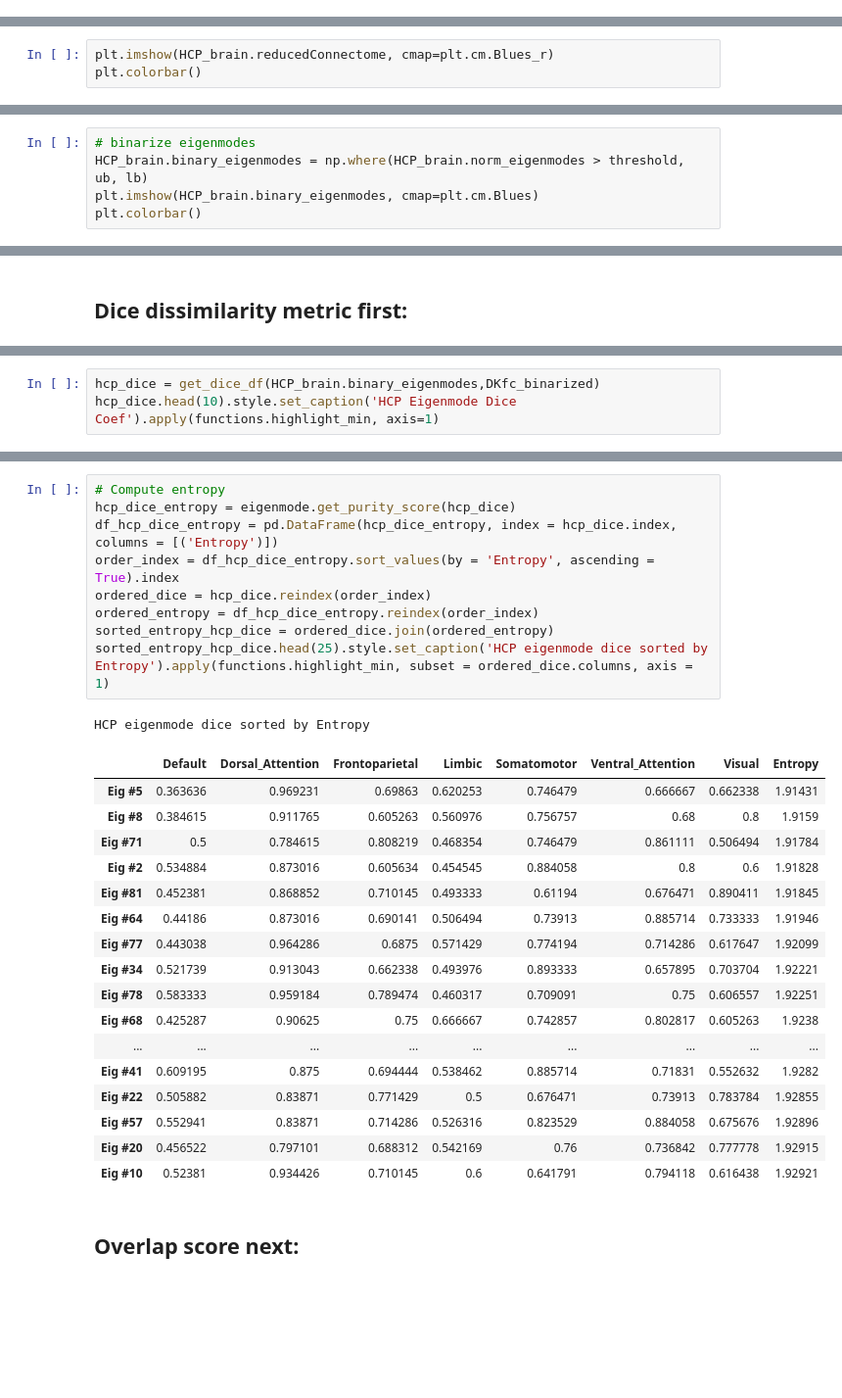
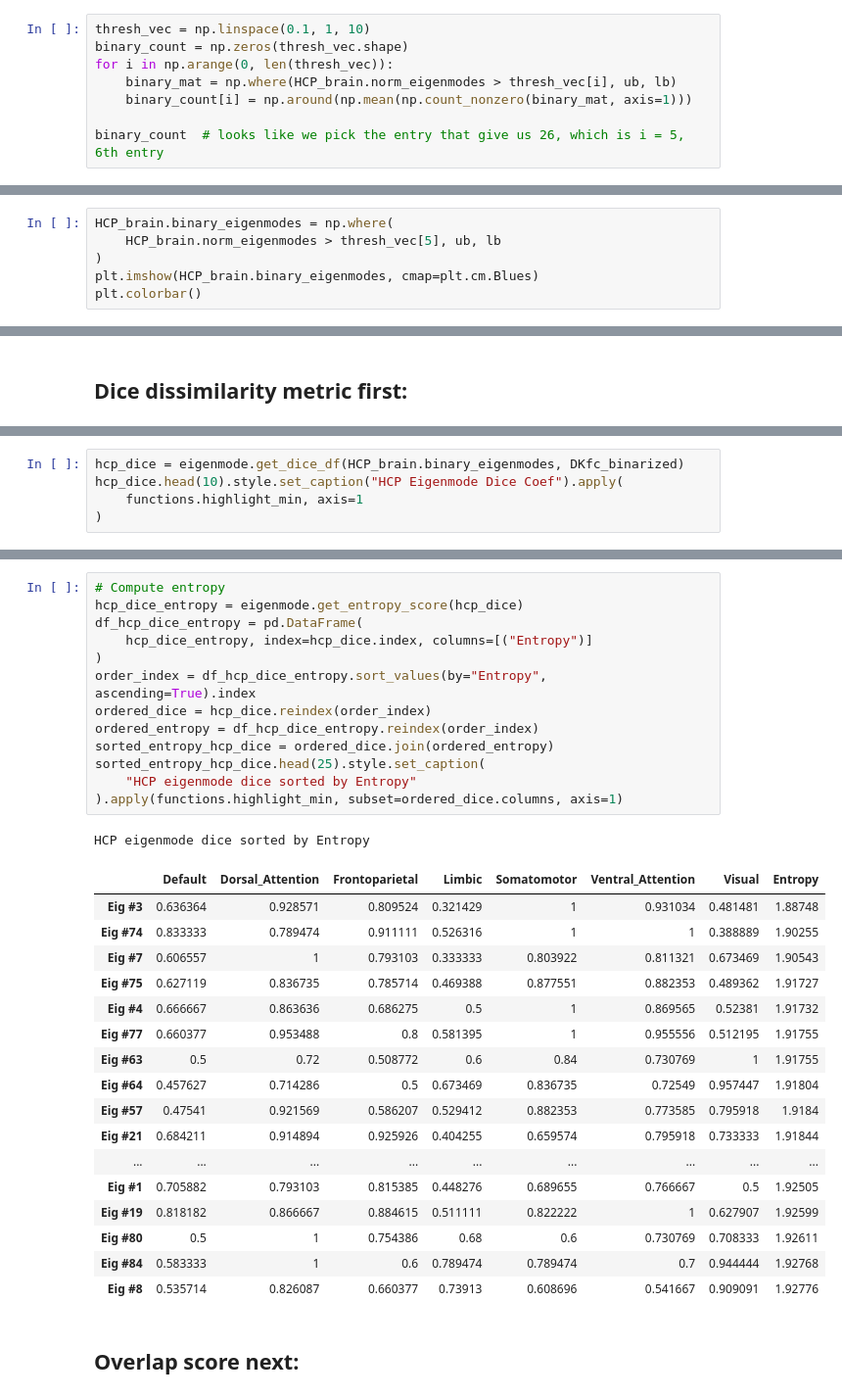
Before and after one commit to Raj-Lab-UCSF/spectrome, a Jupyter notebook: spectrome/notebooks/complex_laplacian/HCP_eigenmodes.ipynb, the cells around one changed output, grey strips where cells are left out. Shown: that part at 98% size. Drawn from its saved outputs; the diff is of its cells as text; blank space fills up the shorter version.

```diff
--- a/spectrome/notebooks/complex_laplacian/HCP_eigenmodes.ipynb
+++ b/spectrome/notebooks/complex_laplacian/HCP_eigenmodes.ipynb
@@ -136,0 +334,8 @@ HCP_brain.norm_eigenmodes.shape
+# %%
+thresh_vec = np.linspace(0.1, 1, 10)
+binary_count = np.zeros(thresh_vec.shape)
+for i in np.arange(0, len(thresh_vec)):
+    binary_mat = np.where(HCP_brain.norm_eigenmodes > thresh_vec[i], ub, lb)
+    binary_count[i] = np.around(np.mean(np.count_nonzero(binary_mat, axis=1)))
+
+binary_count  # looks like we pick the entry that give us 26, which is i = 5, 6th entry
@@ -137,5 +344,8 @@ HCP_brain.norm_eigenmodes.shape
 # %%
-plt.imshow(HCP_brain.reducedConnectome, cmap=plt.cm.Blues_r)
+HCP_brain.binary_eigenmodes = np.where(
+    HCP_brain.norm_eigenmodes > thresh_vec[5], ub, lb
+)
+plt.imshow(HCP_brain.binary_eigenmodes, cmap=plt.cm.Blues)
 plt.colorbar()
 # %% [output]
 <matplotlib.colorbar.Colorbar at 0x...>
@@ -241,5 +352,0 @@ ax.plot(allreal[:,:,1],allimag[:,:,1])
-# %%
-# binarize eigenmodes
-HCP_brain.binary_eigenmodes = np.where(HCP_brain.norm_eigenmodes > threshold, ub, lb)
-plt.imshow(HCP_brain.binary_eigenmodes, cmap=plt.cm.Blues)
-plt.colorbar()
@@ -276,6 +355,8 @@ def get_dice_df(x,y):
 # %%
-hcp_dice = get_dice_df(HCP_brain.binary_eigenmodes,DKfc_binarized)
-hcp_dice.head(10).style.set_caption('HCP Eigenmode Dice Coef').apply(functions.highlight_min, axis=1)
+hcp_dice = eigenmode.get_dice_df(HCP_brain.binary_eigenmodes, DKfc_binarized)
+hcp_dice.head(10).style.set_caption("HCP Eigenmode Dice Coef").apply(
+    functions.highlight_min, axis=1
+)
 # %% [output]
 HCP Eigenmode Dice Coef
 | Unnamed: 0 | Default | Dorsal_Attention | Frontoparietal | Limbic | Somatomotor | Ventral_Attention | Visual |
@@ -292,31 +373,35 @@ HCP Eigenmode Dice Coef
 # %%
 # Compute entropy
-hcp_dice_entropy = eigenmode.get_purity_score(hcp_dice)
-df_hcp_dice_entropy = pd.DataFrame(hcp_dice_entropy, index = hcp_dice.index, columns = [('Entropy')])
-order_index = df_hcp_dice_entropy.sort_values(by = 'Entropy', ascending = True).index
+hcp_dice_entropy = eigenmode.get_entropy_score(hcp_dice)
+df_hcp_dice_entropy = pd.DataFrame(
+    hcp_dice_entropy, index=hcp_dice.index, columns=[("Entropy")]
+)
+order_index = df_hcp_dice_entropy.sort_values(by="Entropy", ascending=True).index
 ordered_dice = hcp_dice.reindex(order_index)
 ordered_entropy = df_hcp_dice_entropy.reindex(order_index)
 sorted_entropy_hcp_dice = ordered_dice.join(ordered_entropy)
-sorted_entropy_hcp_dice.head(25).style.set_caption('HCP eigenmode dice sorted by Entropy').apply(functions.highlight_min, subset = ordered_dice.columns, axis = 1)
+sorted_entropy_hcp_dice.head(25).style.set_caption(
+    "HCP eigenmode dice sorted by Entropy"
+).apply(functions.highlight_min, subset=ordered_dice.columns, axis=1)
 # %% [output]
 HCP eigenmode dice sorted by Entropy
 |  | Default | Dorsal_Attention | Frontoparietal | Limbic | Somatomotor | Ventral_Attention | Visual | Entropy |
-| Eig #5 | 0.363636 | 0.969231 | 0.69863 | 0.620253 | 0.746479 | 0.666667 | 0.662338 | 1.91431 |
-| Eig #8 | 0.384615 | 0.911765 | 0.605263 | 0.560976 | 0.756757 | 0.68 | 0.8 | 1.9159 |
-| Eig #71 | 0.5 | 0.784615 | 0.808219 | 0.468354 | 0.746479 | 0.861111 | 0.506494 | 1.91784 |
-| Eig #2 | 0.534884 | 0.873016 | 0.605634 | 0.454545 | 0.884058 | 0.8 | 0.6 | 1.91828 |
-| Eig #81 | 0.452381 | 0.868852 | 0.710145 | 0.493333 | 0.61194 | 0.676471 | 0.890411 | 1.91845 |
-| Eig #64 | 0.44186 | 0.873016 | 0.690141 | 0.506494 | 0.73913 | 0.885714 | 0.733333 | 1.91946 |
-| Eig #77 | 0.443038 | 0.964286 | 0.6875 | 0.571429 | 0.774194 | 0.714286 | 0.617647 | 1.92099 |
-| Eig #34 | 0.521739 | 0.913043 | 0.662338 | 0.493976 | 0.893333 | 0.657895 | 0.703704 | 1.92221 |
-| Eig #78 | 0.583333 | 0.959184 | 0.789474 | 0.460317 | 0.709091 | 0.75 | 0.606557 | 1.92251 |
-| Eig #68 | 0.425287 | 0.90625 | 0.75 | 0.666667 | 0.742857 | 0.802817 | 0.605263 | 1.9238 |
+| Eig #3 | 0.636364 | 0.928571 | 0.809524 | 0.321429 | 1 | 0.931034 | 0.481481 | 1.88748 |
+| Eig #74 | 0.833333 | 0.789474 | 0.911111 | 0.526316 | 1 | 1 | 0.388889 | 1.90255 |
+| Eig #7 | 0.606557 | 1 | 0.793103 | 0.333333 | 0.803922 | 0.811321 | 0.673469 | 1.90543 |
+| Eig #75 | 0.627119 | 0.836735 | 0.785714 | 0.469388 | 0.877551 | 0.882353 | 0.489362 | 1.91727 |
+| Eig #4 | 0.666667 | 0.863636 | 0.686275 | 0.5 | 1 | 0.869565 | 0.52381 | 1.91732 |
+| Eig #77 | 0.660377 | 0.953488 | 0.8 | 0.581395 | 1 | 0.955556 | 0.512195 | 1.91755 |
+| Eig #63 | 0.5 | 0.72 | 0.508772 | 0.6 | 0.84 | 0.730769 | 1 | 1.91755 |
+| Eig #64 | 0.457627 | 0.714286 | 0.5 | 0.673469 | 0.836735 | 0.72549 | 0.957447 | 1.91804 |
+| Eig #57 | 0.47541 | 0.921569 | 0.586207 | 0.529412 | 0.882353 | 0.773585 | 0.795918 | 1.9184 |
+| Eig #21 | 0.684211 | 0.914894 | 0.925926 | 0.404255 | 0.659574 | 0.795918 | 0.733333 | 1.91844 |
 | ... | ... | ... | ... | ... | ... | ... | ... | ... |
-| Eig #41 | 0.609195 | 0.875 | 0.694444 | 0.538462 | 0.885714 | 0.71831 | 0.552632 | 1.9282 |
-| Eig #22 | 0.505882 | 0.83871 | 0.771429 | 0.5 | 0.676471 | 0.73913 | 0.783784 | 1.92855 |
-| Eig #57 | 0.552941 | 0.83871 | 0.714286 | 0.526316 | 0.823529 | 0.884058 | 0.675676 | 1.92896 |
-| Eig #20 | 0.456522 | 0.797101 | 0.688312 | 0.542169 | 0.76 | 0.736842 | 0.777778 | 1.92915 |
-| Eig #10 | 0.52381 | 0.934426 | 0.710145 | 0.6 | 0.641791 | 0.794118 | 0.616438 | 1.92921 |
+| Eig #1 | 0.705882 | 0.793103 | 0.815385 | 0.448276 | 0.689655 | 0.766667 | 0.5 | 1.92505 |
+| Eig #19 | 0.818182 | 0.866667 | 0.884615 | 0.511111 | 0.822222 | 1 | 0.627907 | 1.92599 |
+| Eig #80 | 0.5 | 1 | 0.754386 | 0.68 | 0.6 | 0.730769 | 0.708333 | 1.92611 |
+| Eig #84 | 0.583333 | 1 | 0.6 | 0.789474 | 0.789474 | 0.7 | 0.944444 | 1.92768 |
+| Eig #8 | 0.535714 | 0.826087 | 0.660377 | 0.73913 | 0.608696 | 0.541667 | 0.909091 | 1.92776 |
 # %% [markdown]
 ## Overlap score next:
 # %%
```
Also changed, not shown: parts of 43 cells of this notebook, 9 other files.
